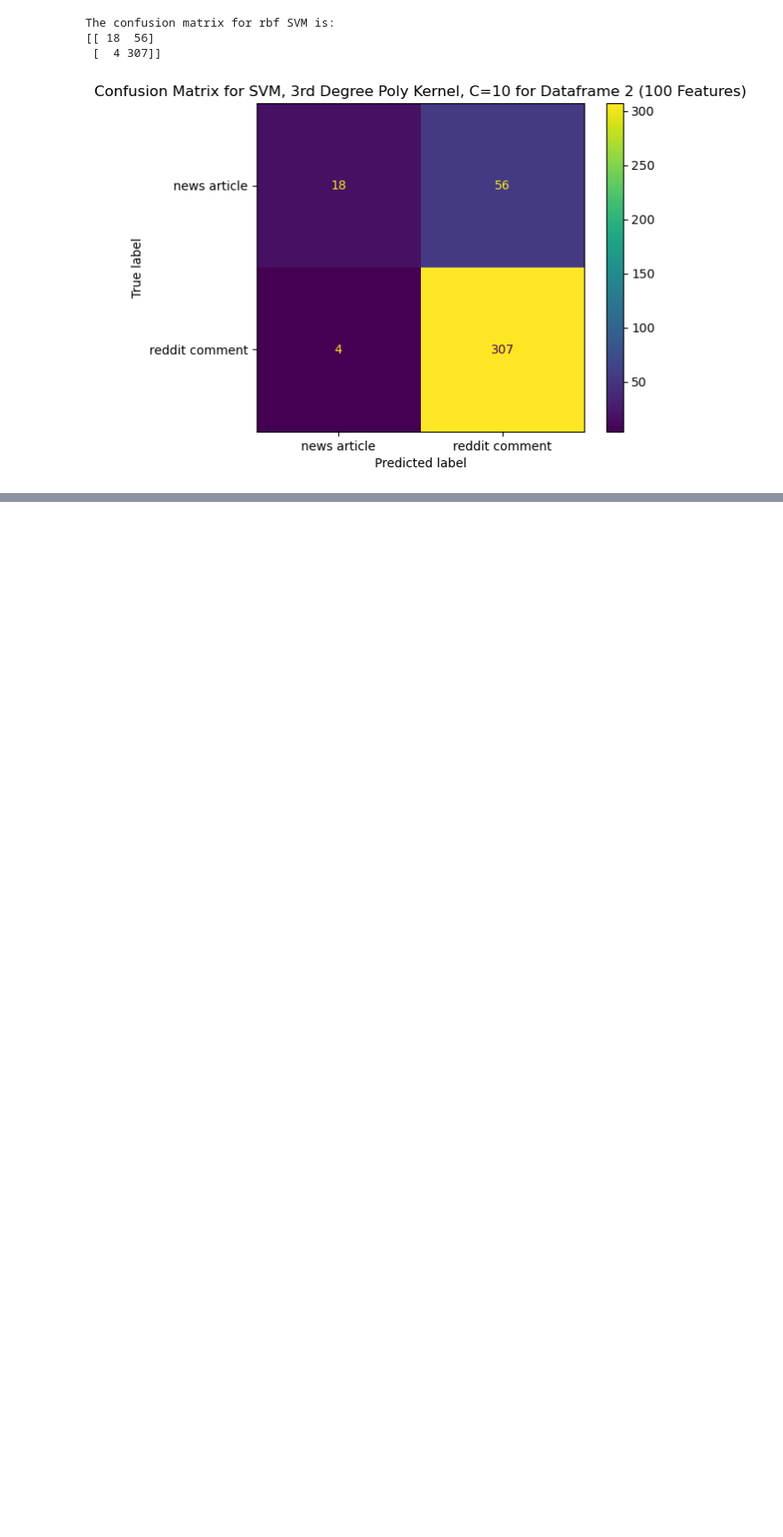
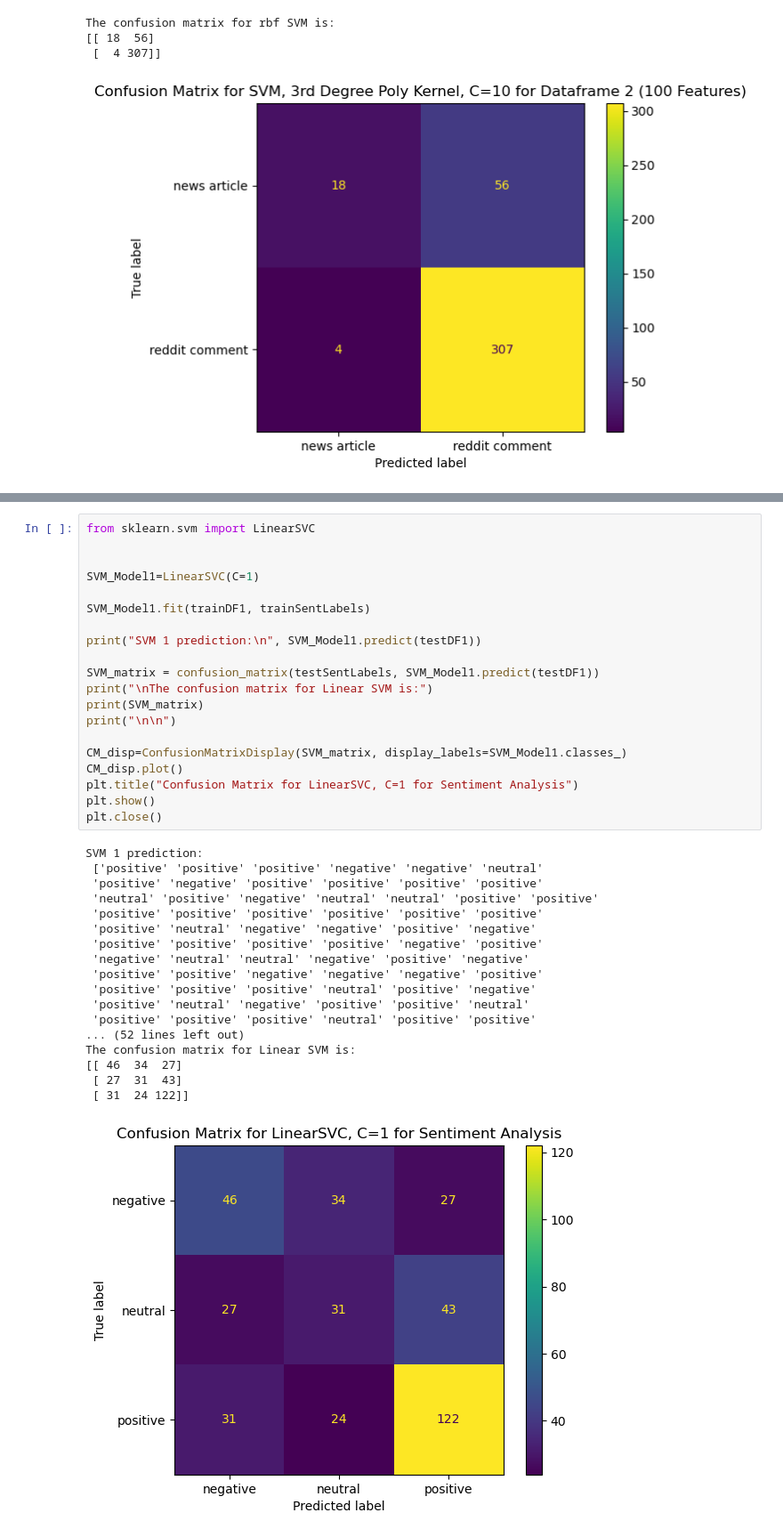
Before and after one commit to meganenglert/info5653, a Jupyter notebook: project mod3.ipynb, the cells around one changed output, grey strips where cells are left out. Shown at 89% size. Cells and saved outputs as stored; diff of their text form; blank space fills up the shorter version.

```diff
--- a/project mod3.ipynb
+++ b/project mod3.ipynb
@@ -578,0 +702,39 @@ The confusion matrix for rbf SVM is:
+# %%
+from sklearn.svm import LinearSVC
+
+
+SVM_Model1=LinearSVC(C=1)
+
+SVM_Model1.fit(trainDF1, trainSentLabels)
+
+print("SVM 1 prediction:\n", SVM_Model1.predict(testDF1))
+
+SVM_matrix = confusion_matrix(testSentLabels, SVM_Model1.predict(testDF1))
+print("\nThe confusion matrix for Linear SVM is:")
+print(SVM_matrix)
+print("\n\n")
+
+CM_disp=ConfusionMatrixDisplay(SVM_matrix, display_labels=SVM_Model1.classes_)
+CM_disp.plot()
+plt.title("Confusion Matrix for LinearSVC, C=1 for Sentiment Analysis")
+plt.show()
+plt.close()
+# %% [output]
+SVM 1 prediction:
+ ['positive' 'positive' 'positive' 'negative' 'negative' 'neutral'
+ 'positive' 'negative' 'positive' 'positive' 'positive' 'positive'
+ 'neutral' 'positive' 'negative' 'neutral' 'neutral' 'positive' 'positive'
+ 'positive' 'positive' 'positive' 'positive' 'positive' 'positive'
+ 'positive' 'neutral' 'negative' 'negative' 'positive' 'negative'
+ 'positive' 'positive' 'positive' 'positive' 'negative' 'positive'
+ 'negative' 'neutral' 'neutral' 'negative' 'positive' 'negative'
+ 'positive' 'positive' 'negative' 'negative' 'negative' 'positive'
+ 'positive' 'positive' 'positive' 'neutral' 'positive' 'negative'
+ 'positive' 'neutral' 'negative' 'positive' 'positive' 'neutral'
+ 'positive' 'positive' 'positive' 'neutral' 'positive' 'positive'
+... (52 lines left out)
+The confusion matrix for Linear SVM is:
+[[ 46  34  27]
+ [ 27  31  43]
+ [ 31  24 122]]
+[figure, added]
```
Also changed, not shown: parts of 7 cells of this notebook.
